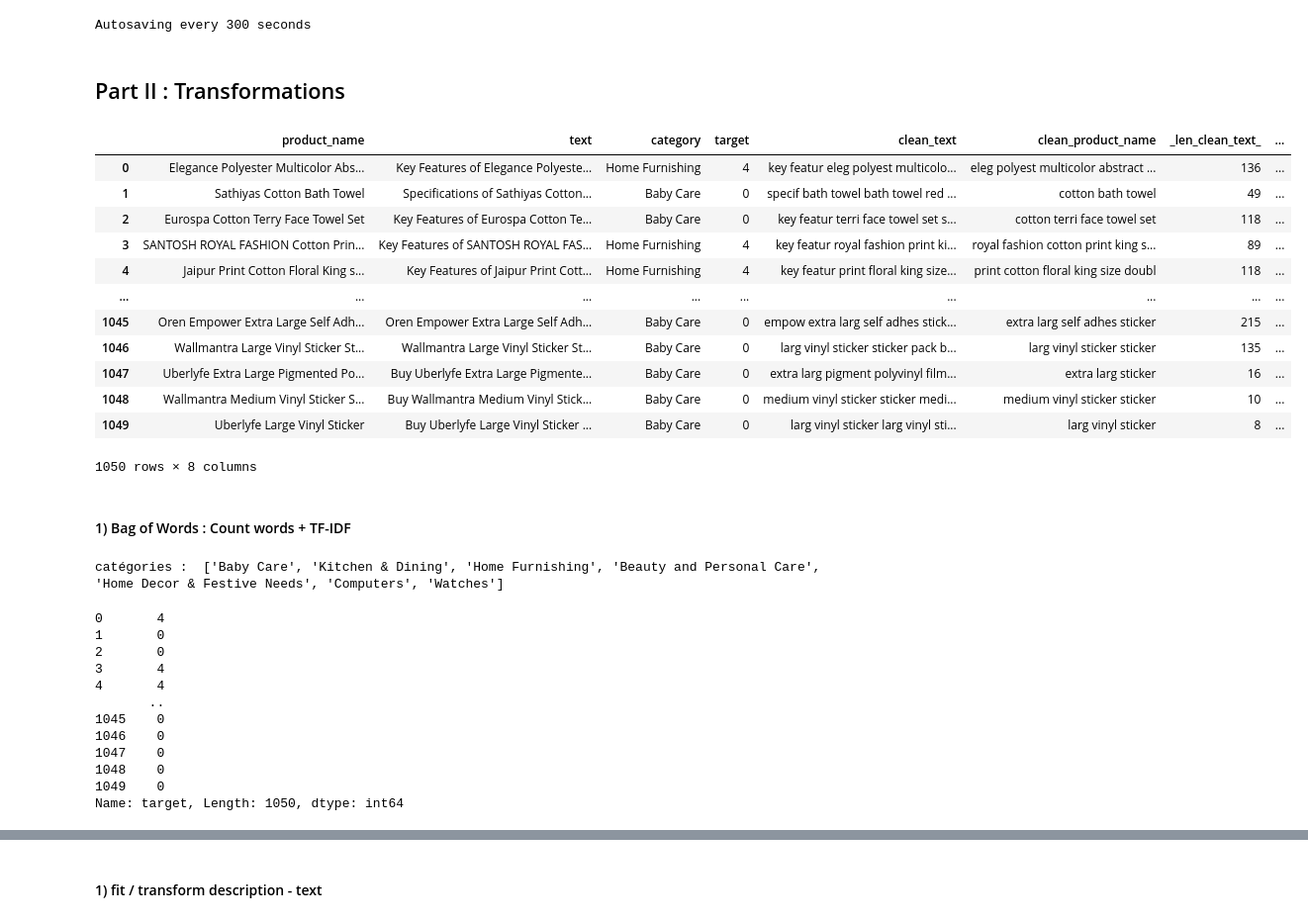
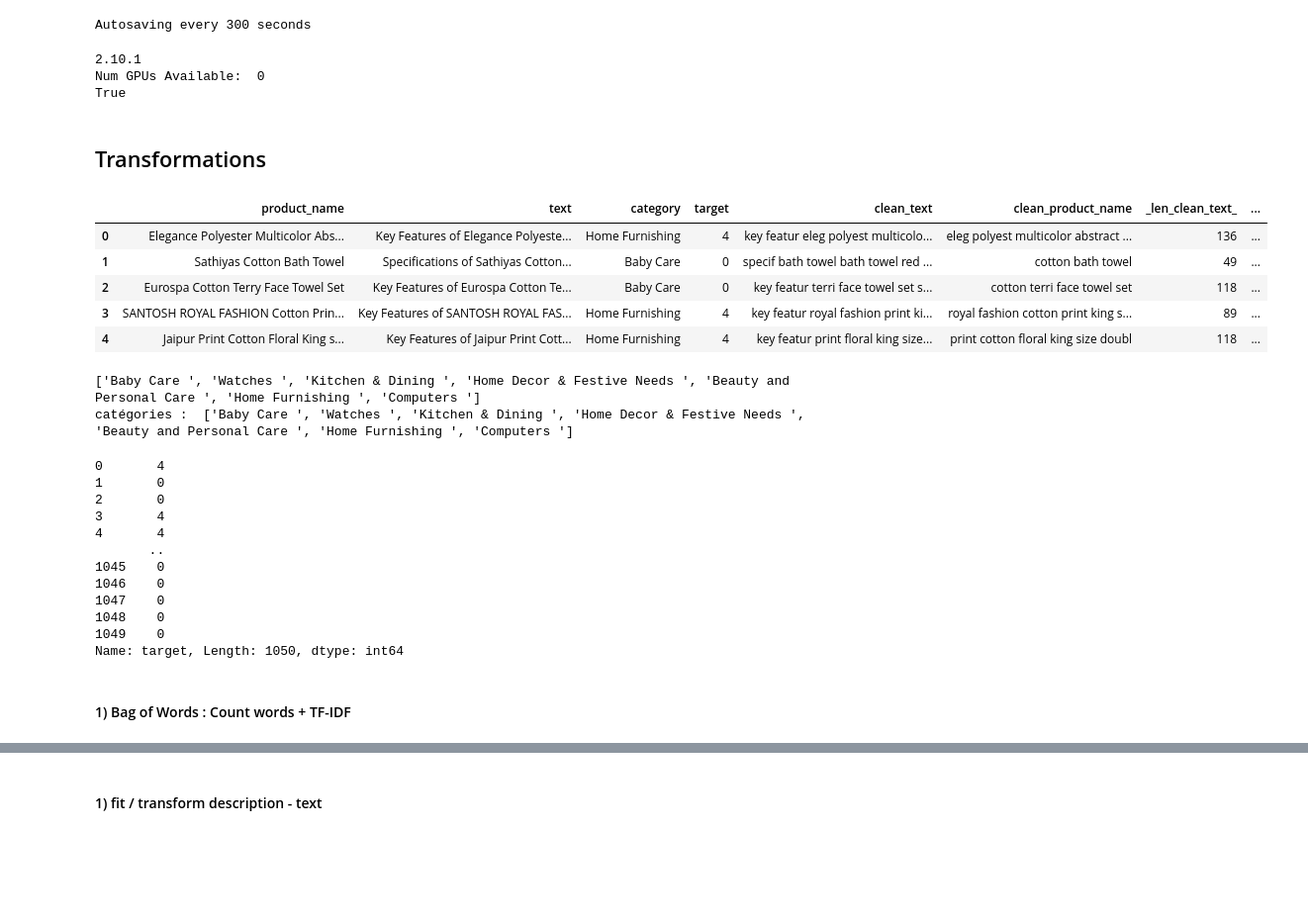
Before and after one commit to oumeima-elgharbi/P6_Data_Science_OpenClassrooms, a Jupyter notebook: P6_03_NLP.ipynb, the cells around one changed output, grey strips where cells are left out. Shown at 99% size. Saved outputs shown, nothing was run; the diff lists cells and outputs as text; code cells hidden in the pictures; blank space fills up the shorter version.

```diff
--- a/P6_03_NLP.ipynb
+++ b/P6_03_NLP.ipynb
@@ -38,6 +33,17 @@ from USE import *
 %autosave 300
 # %% [output]
 Autosaving every 300 seconds
+# %%
+os.environ["TF_KERAS"]='1'
+
+print(tf.__version__)
+#print(tensorflow.__version__)
+print("Num GPUs Available: ", len(tf.config.experimental.list_physical_devices('GPU')))
+print(tf.test.is_built_with_cuda())
+# %% [output]
+2.10.1
+Num GPUs Available:  0
+True
 # %%
 # Starting time
 t0 = time()
@@ -48,45 +54,39 @@ input_file = "{}{}".format(input_path, input_filename)
 
 output_path = "./dataset/cleaned/"
 # %% [markdown]
-## Part II : Transformations
+## Transformations
 # %%
 data = pd.read_csv(input_file)
 # %%
-data
+data.head()
 # %% [output]
 |  | product_name | text | category | target | clean_text | clean_product_name | _len_clean_text_ | ... |
 | 0 | Elegance Polyester Multicolor Abs... | Key Features of Elegance Polyeste... | Home Furnishing | 4 | key featur eleg polyest multicolo... | eleg polyest multicolor abstract ... | 136 | ... |
 | 1 | Sathiyas Cotton Bath Towel | Specifications of Sathiyas Cotton... | Baby Care | 0 | specif bath towel bath towel red ... | cotton bath towel | 49 | ... |
 | 2 | Eurospa Cotton Terry Face Towel Set | Key Features of Eurospa Cotton Te... | Baby Care | 0 | key featur terri face towel set s... | cotton terri face towel set | 118 | ... |
 | 3 | SANTOSH ROYAL FASHION Cotton Prin... | Key Features of SANTOSH ROYAL FAS... | Home Furnishing | 4 | key featur royal fashion print ki... | royal fashion cotton print king s... | 89 | ... |
 | 4 | Jaipur Print Cotton Floral King s... | Key Features of Jaipur Print Cott... | Home Furnishing | 4 | key featur print floral king size... | print cotton floral king size doubl | 118 | ... |
-| ... | ... | ... | ... | ... | ... | ... | ... | ... |
-| 1045 | Oren Empower Extra Large Self Adh... | Oren Empower Extra Large Self Adh... | Baby Care | 0 | empow extra larg self adhes stick... | extra larg self adhes sticker | 215 | ... |
-| 1046 | Wallmantra Large Vinyl Sticker St... | Wallmantra Large Vinyl Sticker St... | Baby Care | 0 | larg vinyl sticker sticker pack b... | larg vinyl sticker sticker | 135 | ... |
-| 1047 | Uberlyfe Extra Large Pigmented Po... | Buy Uberlyfe Extra Large Pigmente... | Baby Care | 0 | extra larg pigment polyvinyl film... | extra larg sticker | 16 | ... |
-| 1048 | Wallmantra Medium Vinyl Sticker S... | Buy Wallmantra Medium Vinyl Stick... | Baby Care | 0 | medium vinyl sticker sticker medi... | medium vinyl sticker sticker | 10 | ... |
-| 1049 | Uberlyfe Large Vinyl Sticker | Buy Uberlyfe Large Vinyl Sticker ... | Baby Care | 0 | larg vinyl sticker larg vinyl sti... | larg vinyl sticker | 8 | ... |
-1050 rows × 8 columns
+# %%
+l_cat = list(set(data['category']))
+print(l_cat)
+
+print("catégories : ", l_cat)
+y_cat_num = data["target"]
+y_cat_num
+# %% [output]
+['Baby Care ', 'Watches ', 'Kitchen & Dining ', 'Home Decor & Festive Needs ', 'Beauty and Personal Care ', 'Home Furnishing ', 'Computers ']
+catégories :  ['Baby Care ', 'Watches ', 'Kitchen & Dining ', 'Home Decor & Festive Needs ', 'Beauty and Personal Care ', 'Home Furnishing ', 'Computers ']
+0       4
+1       0
+2       0
+3       4
+4       4
+       ..
+1045    0
+1046    0
+1047    0
+1048    0
+1049    0
+Name: target, Length: 1050, dtype: int64
 # %% [markdown]
 #### 1) Bag of Words : Count words + TF-IDF
-# %%
-l_cat = list(set(data['category']))
-l_cat
-
-print("catégories : ", l_cat)
-y_cat_num = data["target"]### ?? ## [(1-l_cat.index(data.iloc[i]['category'])) for i in range(len(data))]
-y_cat_num
-# %% [output]
-catégories :  ['Baby Care', 'Kitchen & Dining', 'Home Furnishing', 'Beauty and Personal Care', 'Home Decor & Festive Needs', 'Computers', 'Watches']
-0       4
-1       0
-2       0
-3       4
-4       4
-       ..
-1045    0
-1046    0
-1047    0
-1048    0
-1049    0
-Name: target, Length: 1050, dtype: int64
```
Also changed, not shown: parts of 83 cells of this notebook, 1 other file.
